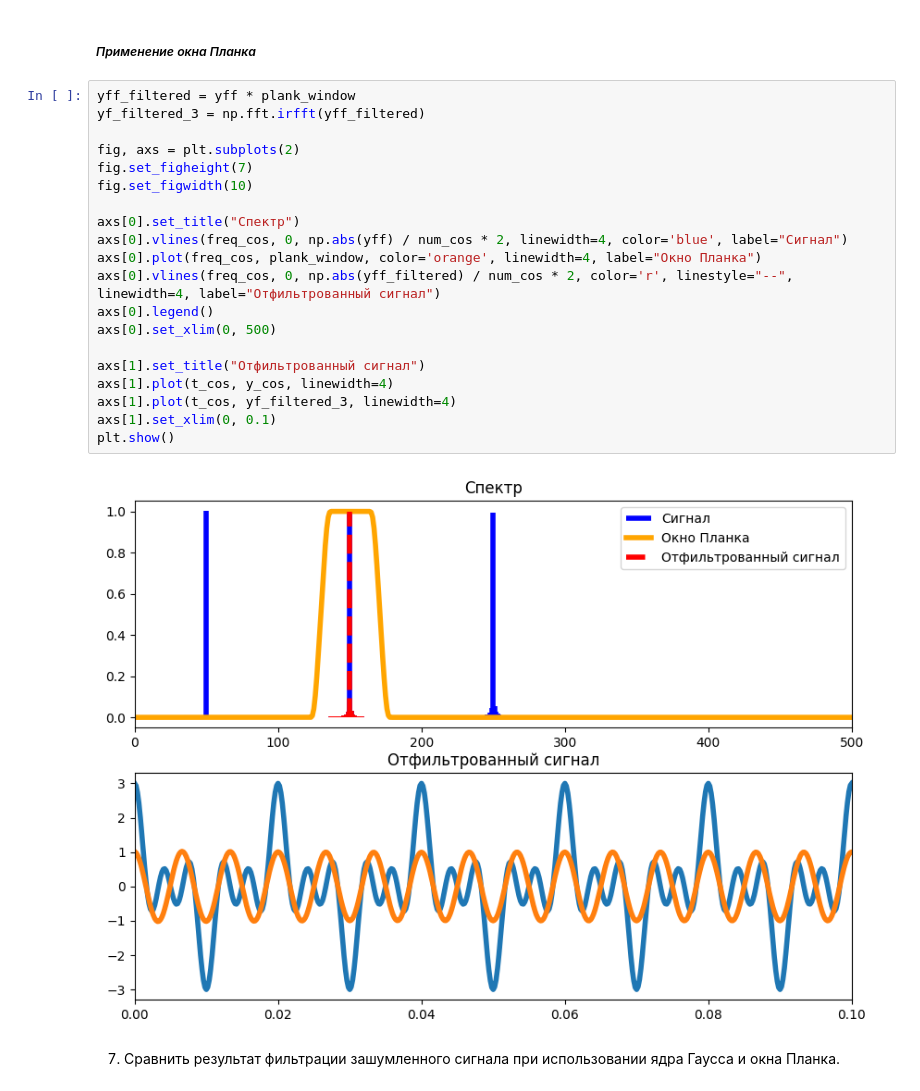
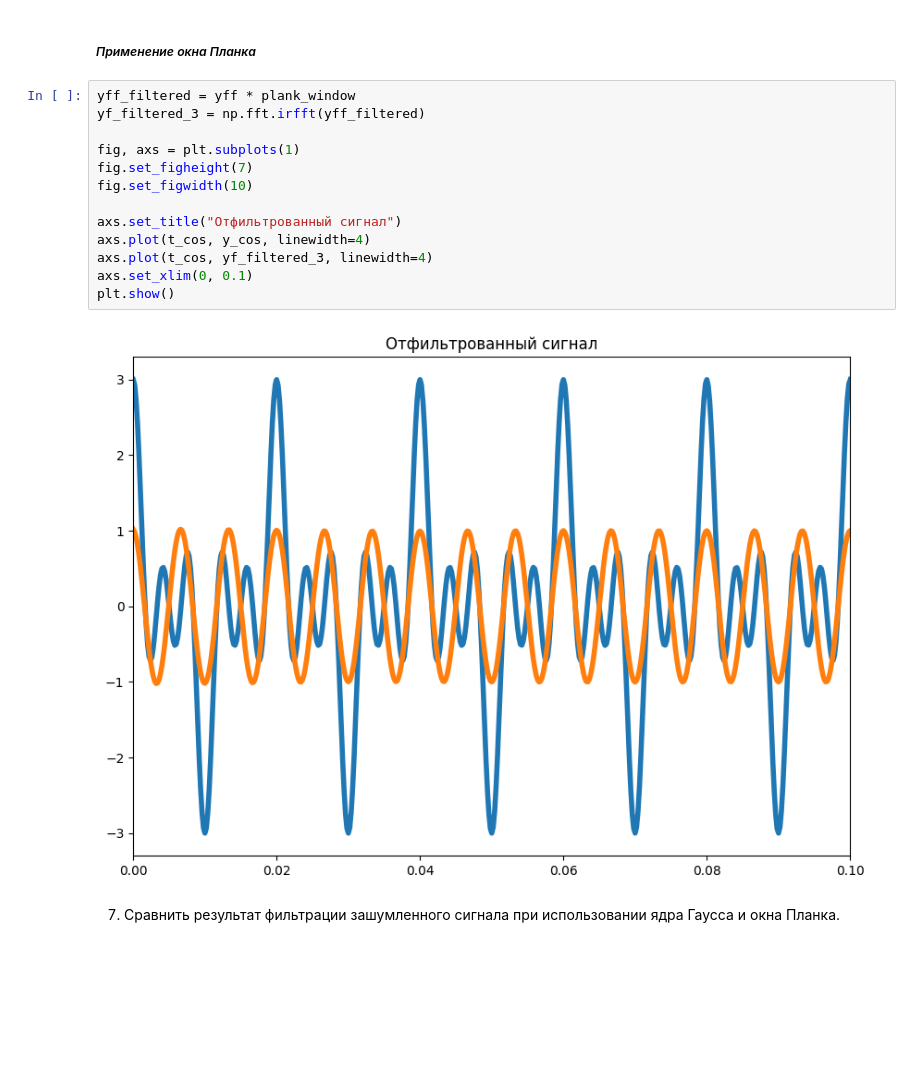
Before and after one commit to NikitaGoltsev/Digital_signals, a Jupyter notebook: lab5.ipynb, the cells around one changed output. Saved outputs shown, nothing was run; the diff lists cells and outputs as text; blank space fills up the shorter version.

```diff
--- a/lab5.ipynb
+++ b/lab5.ipynb
@@ -316,25 +279,18 @@ plank_window = freq_plank_window(freq_cos, start_freq=120, end_freq=180, eps=0.3
 # %%
 yff_filtered = yff * plank_window
 yf_filtered_3 = np.fft.irfft(yff_filtered)
 
-fig, axs = plt.subplots(2)
+fig, axs = plt.subplots(1)
 fig.set_figheight(7)
 fig.set_figwidth(10)
 
-axs[0].set_title("Спектр")
-axs[0].vlines(freq_cos, 0, np.abs(yff) / num_cos * 2, linewidth=4, color='blue', label="Сигнал")
-axs[0].plot(freq_cos, plank_window, color='orange', linewidth=4, label="Окно Планка")
-axs[0].vlines(freq_cos, 0, np.abs(yff_filtered) / num_cos * 2, color='r', linestyle="--", linewidth=4, label="Отфильтрованный сигнал")
-axs[0].legend()
-axs[0].set_xlim(0, 500)
-
-axs[1].set_title("Отфильтрованный сигнал")
-axs[1].plot(t_cos, y_cos, linewidth=4)
-axs[1].plot(t_cos, yf_filtered_3, linewidth=4)
-axs[1].set_xlim(0, 0.1)
+axs.set_title("Отфильтрованный сигнал")
+axs.plot(t_cos, y_cos, linewidth=4)
+axs.plot(t_cos, yf_filtered_3, linewidth=4)
+axs.set_xlim(0, 0.1)
 plt.show()
 # %% [output]
-[figure, old version]
+[figure, new version]
 # %% [markdown]
 7. Сравнить результат фильтрации зашумленного сигнала при использовании ядра
 Гаусса и окна Планка.
```
Also changed, not shown: parts of 11 cells of this notebook, 3 other files.
